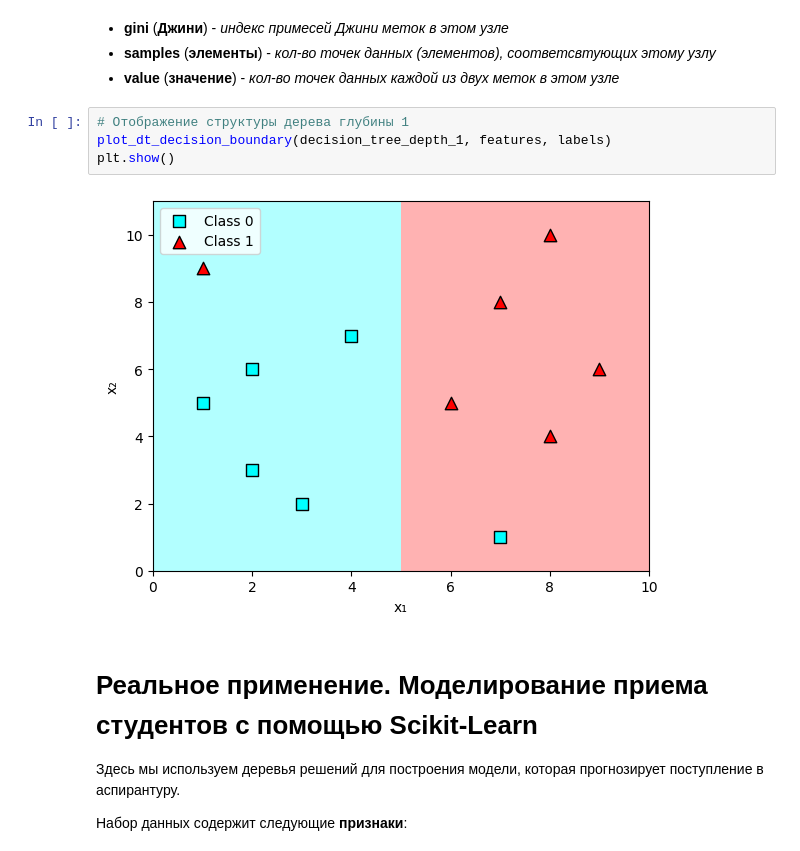
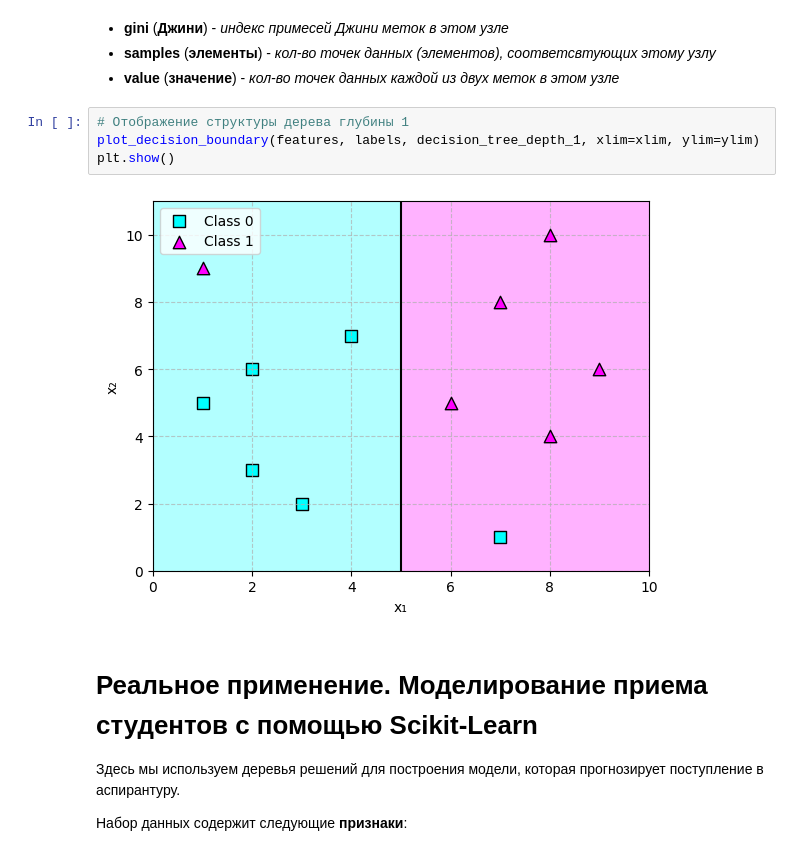
Before and after one commit to oNovalSliveDNo/studied-it-books, a Jupyter notebook: 02_grokking_machine_learning/experiments/09_decision_trees.ipynb, the cells around one changed output. Drawn from its saved outputs; the diff is of its cells as text.

```diff
--- a/02_grokking_machine_learning/experiments/09_decision_trees.ipynb
+++ b/02_grokking_machine_learning/experiments/09_decision_trees.ipynb
@@ -455,10 +453,10 @@ plt.show()
 - **value** (**значение**) - *кол-во точек данных каждой из двух меток в этом узле*
 # %%
 # Отображение структуры дерева глубины 1
-plot_dt_decision_boundary(decision_tree_depth_1, features, labels)
+plot_decision_boundary(features, labels, decision_tree_depth_1, xlim=xlim, ylim=ylim)
 plt.show()
 # %% [output]
-[figure, old version]
+[figure, new version]
 # %% [markdown]
 # Реальное применение. Моделирование приема студентов с помощью Scikit-Learn
 
```
Also changed, not shown: parts of 12 cells of this notebook, 19 other files.
